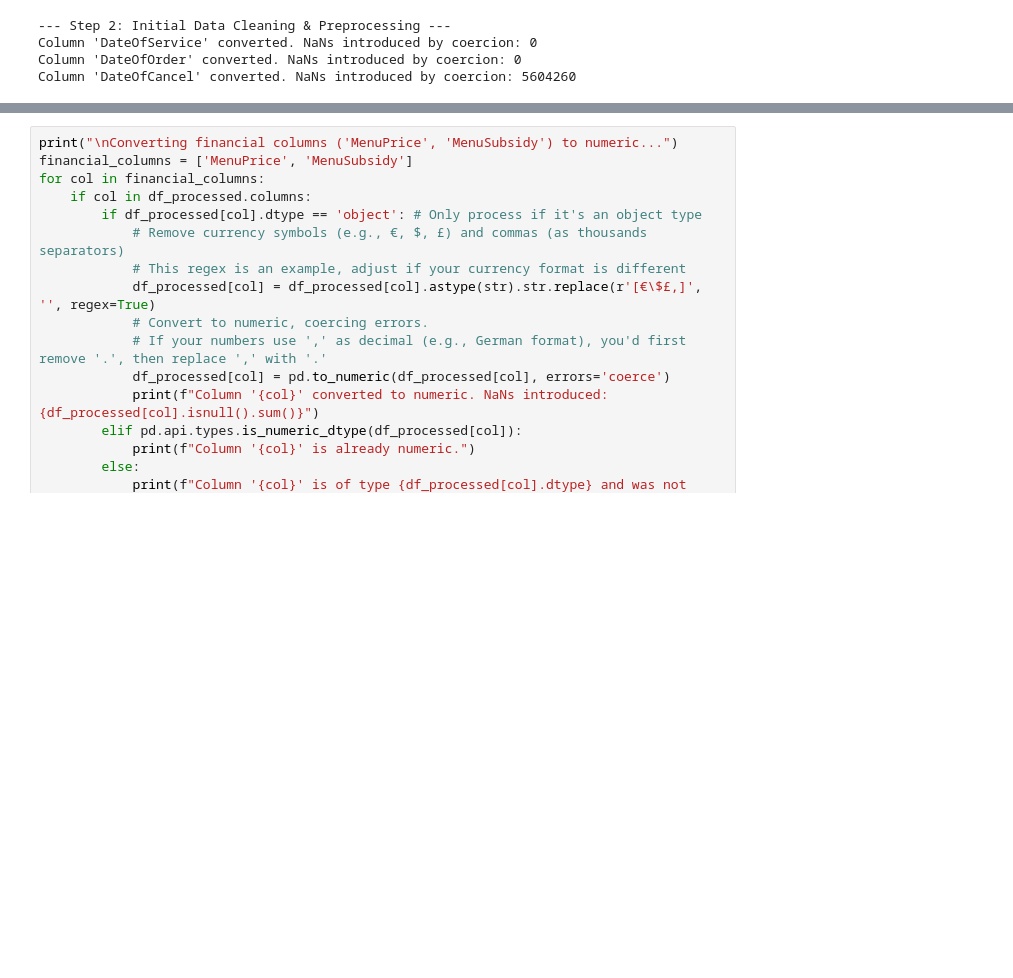
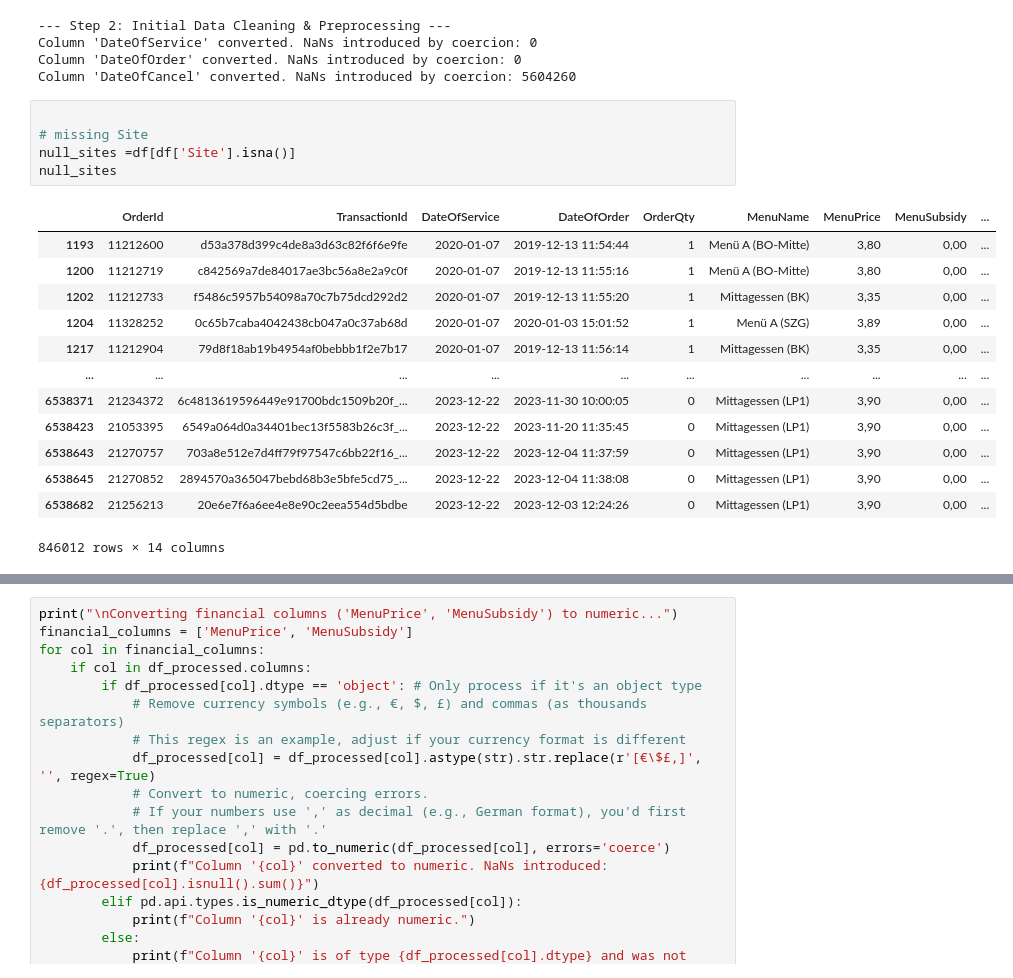
Before and after one commit to shayanxmoradi/Stattkueche, a Jupyter notebook: prophet.ipynb, the cells around one changed output, grey strips where cells are left out. Saved outputs shown, nothing was run; the diff lists cells and outputs as text; blank space fills up the shorter version.

```diff
--- a/prophet.ipynb
+++ b/prophet.ipynb
@@ -84,3 +84,22 @@ for col in date_columns:
 Column 'DateOfService' converted. NaNs introduced by coercion: 0
 Column 'DateOfOrder' converted. NaNs introduced by coercion: 0
 Column 'DateOfCancel' converted. NaNs introduced by coercion: 5604260
+# %%
+
+# missing Site
+null_sites =df[df['Site'].isna()]
+null_sites
+# %% [output]
+|  | OrderId | TransactionId | DateOfService | DateOfOrder | OrderQty | MenuName | MenuPrice | MenuSubsidy | ... |
+| 1193 | 11212600 | d53a378d399c4de8a3d63c82f6f6e9fe | 2020-01-07 | 2019-12-13 11:54:44 | 1 | Menü A (BO-Mitte) | 3,80 | 0,00 | ... |
+| 1200 | 11212719 | c842569a7de84017ae3bc56a8e2a9c0f | 2020-01-07 | 2019-12-13 11:55:16 | 1 | Menü A (BO-Mitte) | 3,80 | 0,00 | ... |
+| 1202 | 11212733 | f5486c5957b54098a70c7b75dcd292d2 | 2020-01-07 | 2019-12-13 11:55:20 | 1 | Mittagessen (BK) | 3,35 | 0,00 | ... |
+| 1204 | 11328252 | 0c65b7caba4042438cb047a0c37ab68d | 2020-01-07 | 2020-01-03 15:01:52 | 1 | Menü A (SZG) | 3,89 | 0,00 | ... |
+| 1217 | 11212904 | 79d8f18ab19b4954af0bebbb1f2e7b17 | 2020-01-07 | 2019-12-13 11:56:14 | 1 | Mittagessen (BK) | 3,35 | 0,00 | ... |
+| ... | ... | ... | ... | ... | ... | ... | ... | ... | ... |
+| 6538371 | 21234372 | 6c4813619596449e91700bdc1509b20f_... | 2023-12-22 | 2023-11-30 10:00:05 | 0 | Mittagessen (LP1) | 3,90 | 0,00 | ... |
+| 6538423 | 21053395 | 6549a064d0a34401bec13f5583b26c3f_... | 2023-12-22 | 2023-11-20 11:35:45 | 0 | Mittagessen (LP1) | 3,90 | 0,00 | ... |
+| 6538643 | 21270757 | 703a8e512e7d4ff79f97547c6bb22f16_... | 2023-12-22 | 2023-12-04 11:37:59 | 0 | Mittagessen (LP1) | 3,90 | 0,00 | ... |
+| 6538645 | 21270852 | 2894570a365047bebd68b3e5bfe5cd75_... | 2023-12-22 | 2023-12-04 11:38:08 | 0 | Mittagessen (LP1) | 3,90 | 0,00 | ... |
+| 6538682 | 21256213 | 20e6e7f6a6ee4e8e90c2eea554d5bdbe | 2023-12-22 | 2023-12-03 12:24:26 | 0 | Mittagessen (LP1) | 3,90 | 0,00 | ... |
+846012 rows × 14 columns
```
Also changed, not shown: parts of 3 cells of this notebook.
